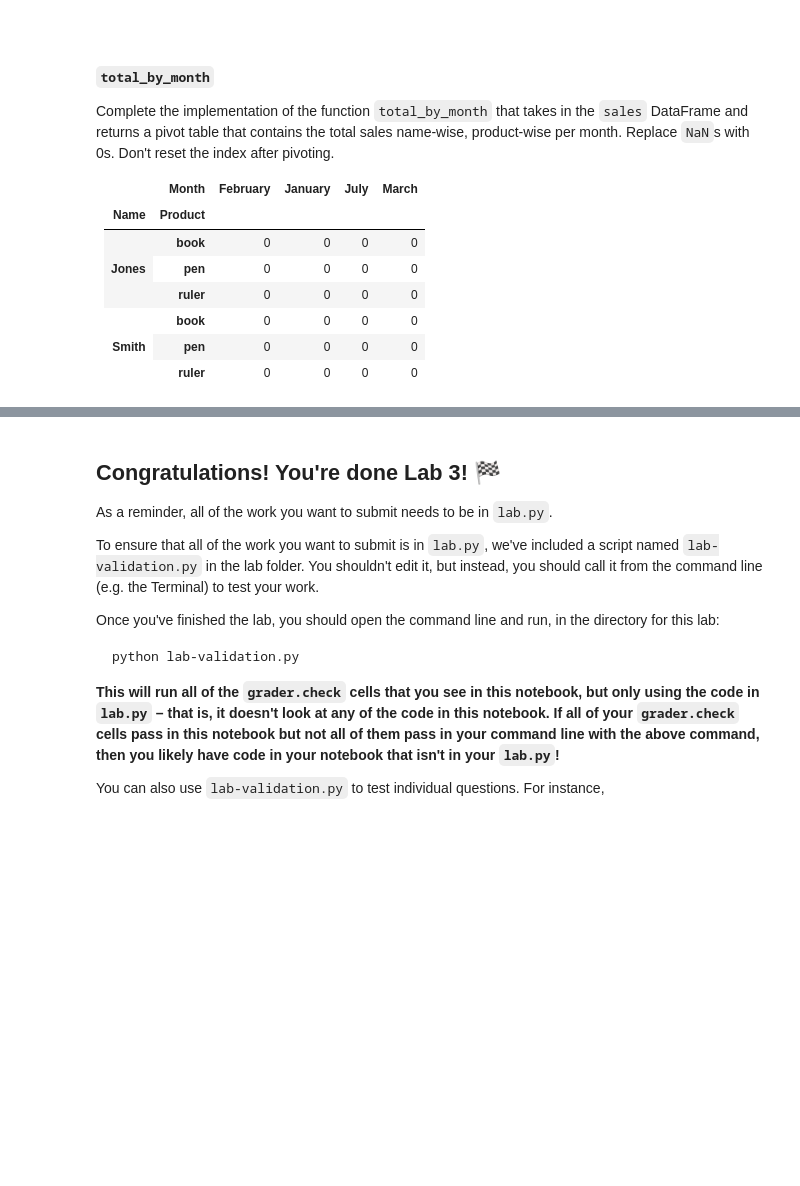
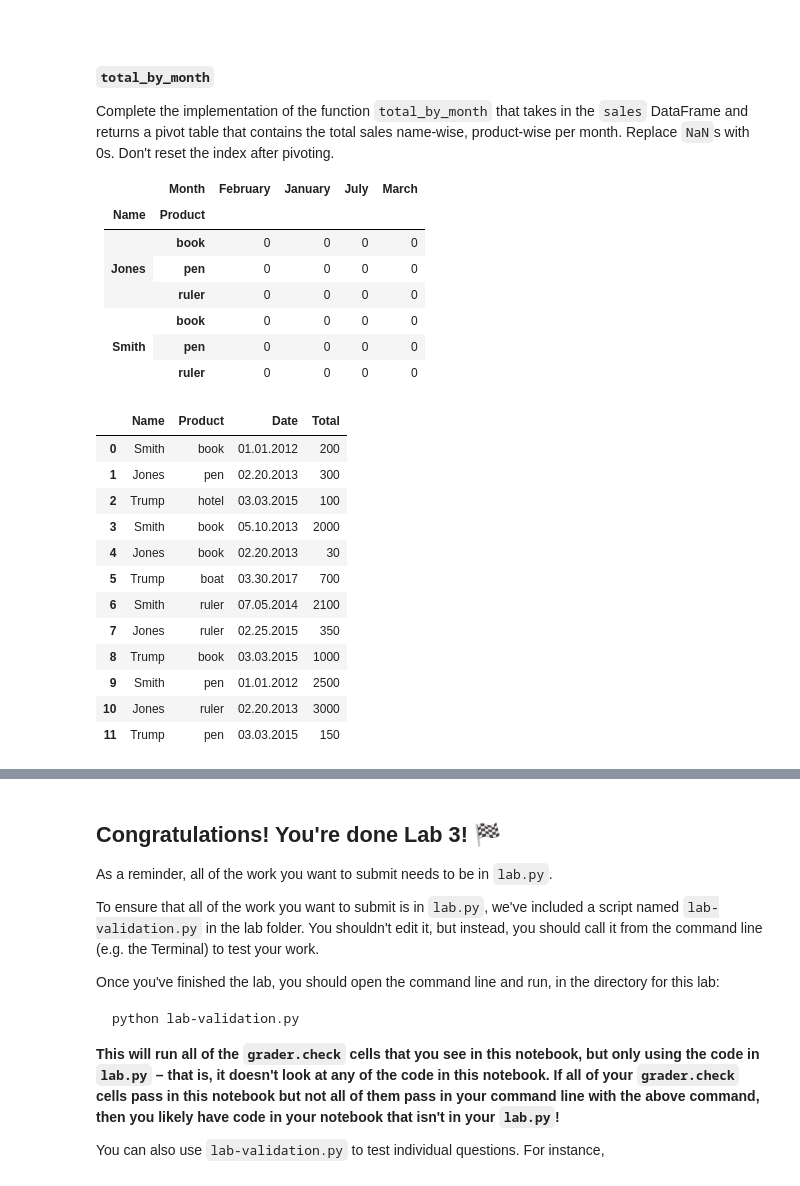
Before and after one commit to ri2658/dsc80-2026-fa, a Jupyter notebook: labs/lab03/lab.ipynb, the cells around one changed output, grey strips where cells are left out. Saved outputs shown, nothing was run; the diff lists cells and outputs as text; code cells hidden in the pictures; blank space fills up the shorter version.

```diff
--- a/labs/lab03/lab.ipynb
+++ b/labs/lab03/lab.ipynb
@@ -647,0 +678,19 @@ Complete the implementation of the function `total_by_month` that takes in the `
+# %%
+fp = Path('data') / 'sales.csv'
+sales = pd.read_csv(fp)
+
+sales
+# %% [output]
+|  | Name | Product | Date | Total |
+| 0 | Smith | book | 01.01.2012 | 200 |
+| 1 | Jones | pen | 02.20.2013 | 300 |
+| 2 | Trump | hotel | 03.03.2015 | 100 |
+| 3 | Smith | book | 05.10.2013 | 2000 |
+| 4 | Jones | book | 02.20.2013 | 30 |
+| 5 | Trump | boat | 03.30.2017 | 700 |
+| 6 | Smith | ruler | 07.05.2014 | 2100 |
+| 7 | Jones | ruler | 02.25.2015 | 350 |
+| 8 | Trump | book | 03.03.2015 | 1000 |
+| 9 | Smith | pen | 01.01.2012 | 2500 |
+| 10 | Jones | ruler | 02.20.2013 | 3000 |
+| 11 | Trump | pen | 03.03.2015 | 150 |
```
Also changed, not shown: parts of 8 cells of this notebook, 5 other files.
